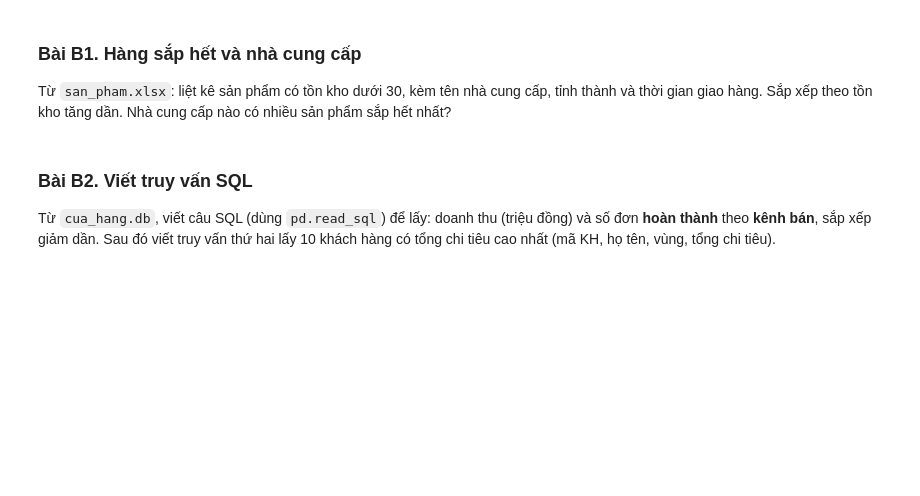
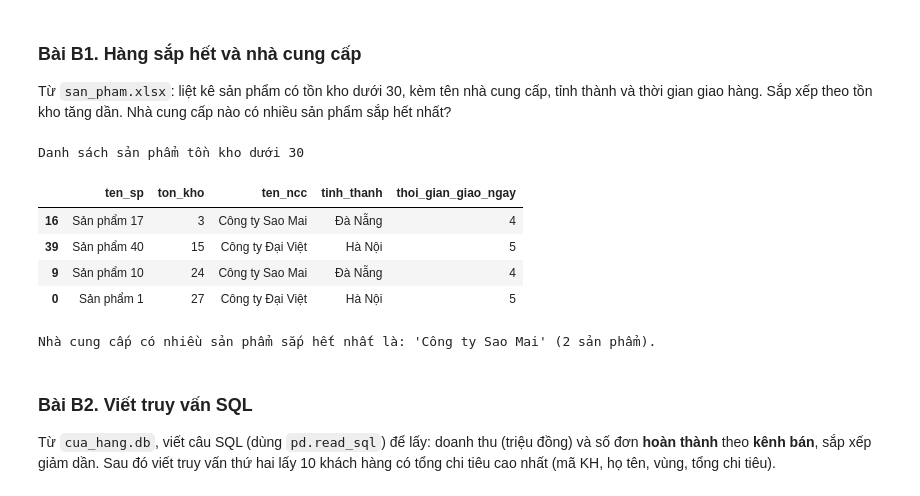
Before and after one commit to Twy-linh/Linh, a Jupyter notebook: Linh/bai_tap/Buoi_04_BaiTap.ipynb, the cells around one changed output. Saved outputs shown, nothing was run; the diff lists cells and outputs as text; code cells hidden in the pictures; blank space fills up the shorter version.

```diff
--- a/Linh/bai_tap/Buoi_04_BaiTap.ipynb
+++ b/Linh/bai_tap/Buoi_04_BaiTap.ipynb
@@ -135,7 +217,30 @@ san_pham_web[["ten", "gia", "gia_usd"]].head()
 Từ `san_pham.xlsx`: liệt kê sản phẩm có tồn kho dưới 30, kèm tên nhà cung cấp, tỉnh thành và thời gian giao hàng.
 Sắp xếp theo tồn kho tăng dần. Nhà cung cấp nào có nhiều sản phẩm sắp hết nhất?
 # %%
-# Viết code của bạn ở đây
+import pandas as pd
+df_sp= pd.read_excel(DATA + "san_pham.xlsx", sheet_name="SanPham")
+df_ncc = pd.read_excel(DATA + "san_pham.xlsx", sheet_name="NhaCungCap")
+df_gop = pd.merge(df_sp, df_ncc, on="ma_ncc")
+df_sap_het = df_gop[df_gop["ton_kho"] < 30]
+danh_sach_cot = ["ten_sp", "ton_kho", "ten_ncc", "tinh_thanh", "thoi_gian_giao_ngay"]
+df_rut_gon = df_sap_het[danh_sach_cot]
+df_ket_qua = df_rut_gon.sort_values(by="ton_kho", ascending=True)
+print("Danh sách sản phẩm tồn kho dưới 30")
+df_ket_qua
+# %% [output]
+Danh sách sản phẩm tồn kho dưới 30
+|  | ten_sp | ton_kho | ten_ncc | tinh_thanh | thoi_gian_giao_ngay |
+| 16 | Sản phẩm 17 | 3 | Công ty Sao Mai | Đà Nẵng | 4 |
+| 39 | Sản phẩm 40 | 15 | Công ty Đại Việt | Hà Nội | 5 |
+| 9 | Sản phẩm 10 | 24 | Công ty Sao Mai | Đà Nẵng | 4 |
+| 0 | Sản phẩm 1 | 27 | Công ty Đại Việt | Hà Nội | 5 |
+# %%
+dem_ncc = df_ket_qua["ten_ncc"].value_counts()
+ncc_nhieu_nhat = dem_ncc.idxmax()
+so_luong_sp = dem_ncc.max()
+print(f"Nhà cung cấp có nhiều sản phẩm sắp hết nhất là: '{ncc_nhieu_nhat}' ({so_luong_sp} sản phẩm).")
+# %% [output]
+Nhà cung cấp có nhiều sản phẩm sắp hết nhất là: 'Công ty Sao Mai' (2 sản phẩm).
 # %% [markdown]
 ### Bài B2. Viết truy vấn SQL
 
```
Also changed, not shown: parts of 18 cells of this notebook.
